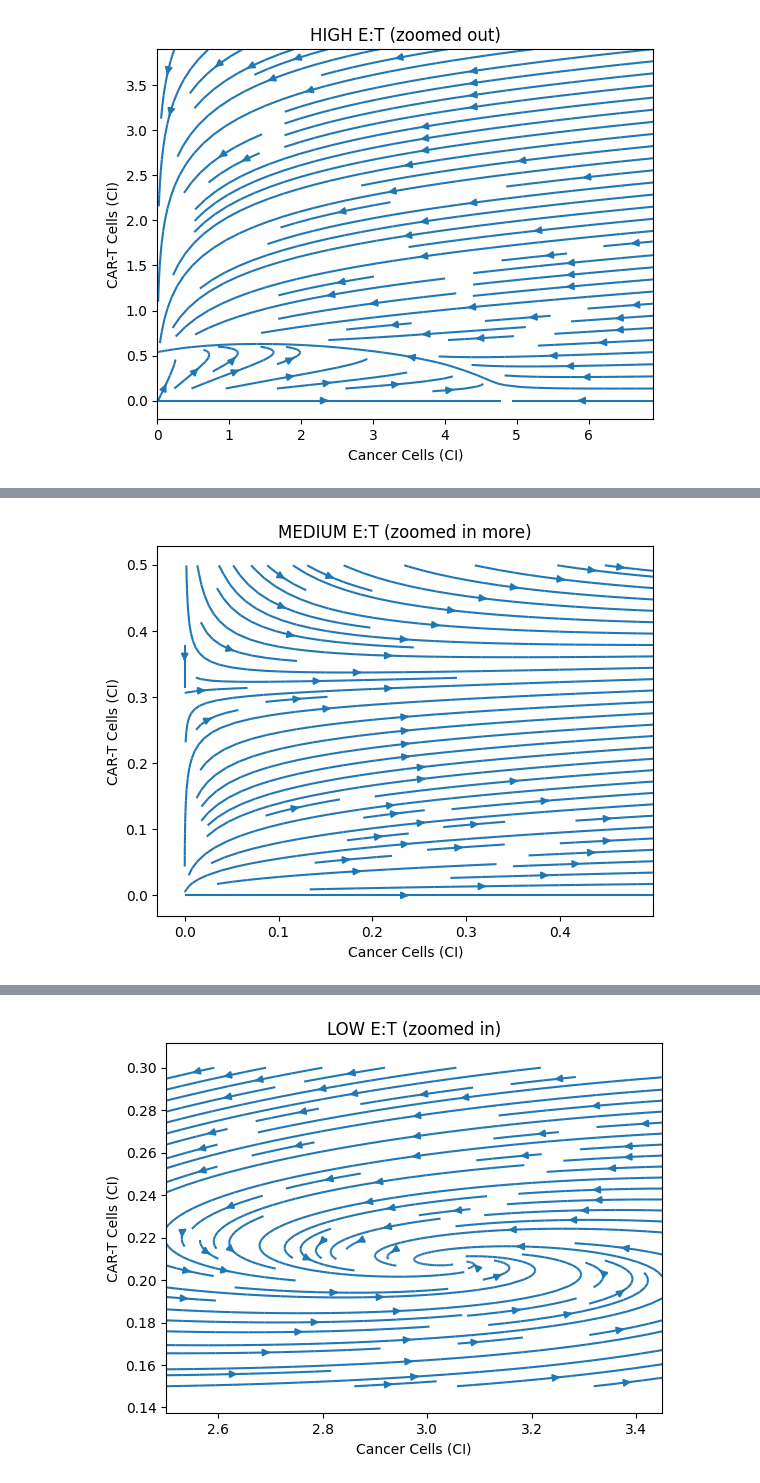
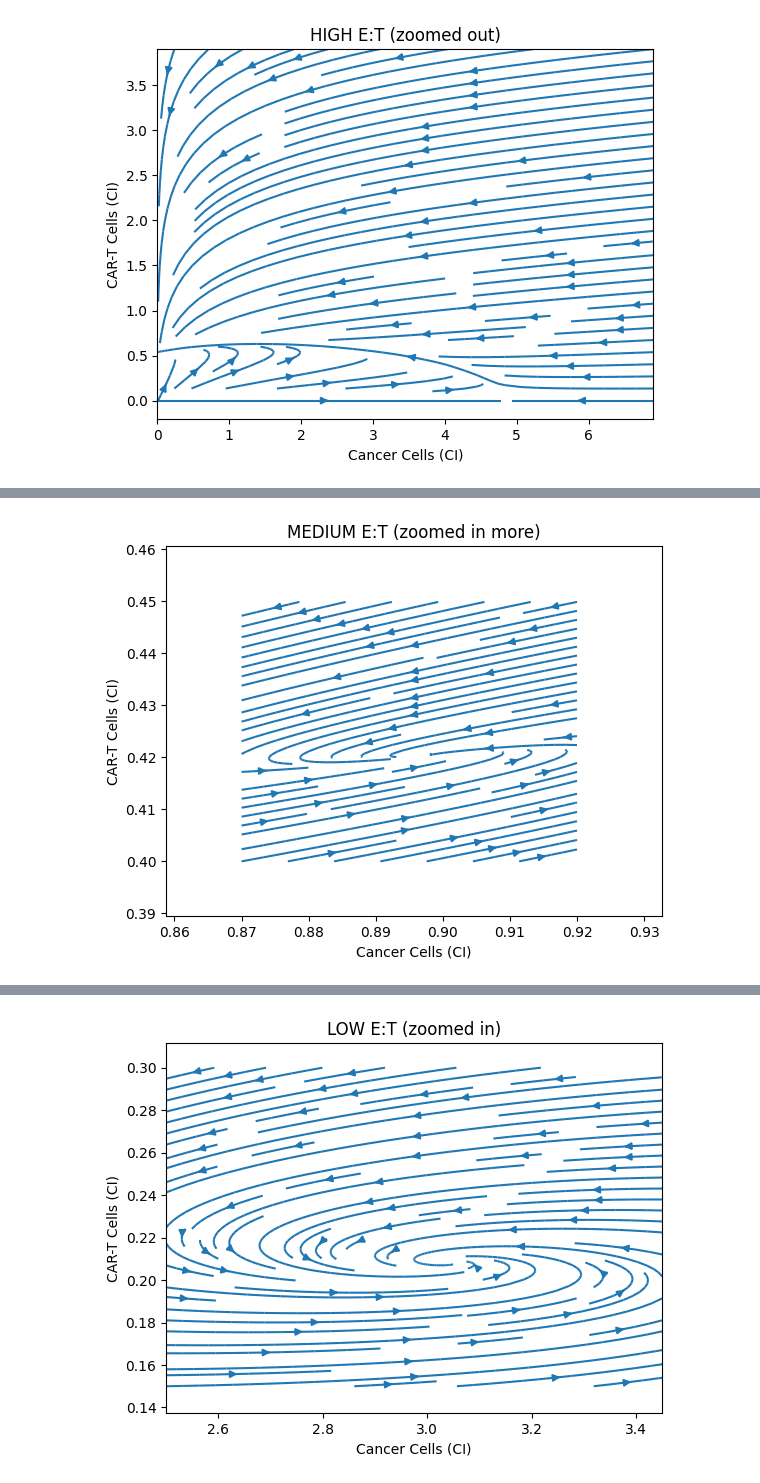
Before and after one commit to joshuakeable/CART_SINDy_S23, a Jupyter notebook: phasespace-drawing-streamplot.ipynb, the cells around one changed output, grey strips where cells are left out. Saved outputs shown, nothing was run; the diff lists cells and outputs as text; code cells hidden in the pictures.

```diff
--- a/phasespace-drawing-streamplot.ipynb
+++ b/phasespace-drawing-streamplot.ipynb
@@ -62,27 +62,27 @@ plt.show()
 # %%
 #MEDIUM E:T discovered model phasespace visualization
 x1 = 0.237
 x2 = 0.04
 x3 = -0.012
-x1y1 = -0.626
+x1y11 = -0.626
 
 y1 = 0.112
 y2 = -0.358
-x1y1 = 0.051
+x1y12 = 0.051
 x2y1 = -0.009
 
-xdot = x1*x + x2*(x**2) + x3 * (x**3) + x1y1*x*y
-ydot = y1*y + y2*(y**2) + x1y1*x*y + x2y1*(x**2)*y
+xdot = x1*x + x2*(x**2) + x3 * (x**3) + x1y11*x*y
+ydot = y1*y + y2*(y**2) + x1y12*x*y + x2y1*(x**2)*y
 
 plt.title('MEDIUM E:T (zoomed in more)')
 plt.xlabel('Cancer Cells (CI)')
 plt.ylabel('CAR-T Cells (CI)')
 
-x, y = meshgrid(arange(0, 0.5, 0.001), arange(0, 0.5, 0.001))
+x, y = meshgrid(arange(0.87, 0.92, 0.0001), arange(0.4, 0.45, 0.0001))
 plt.streamplot(x, y, xdot, ydot)
 plt.show()
 # %% [output]
-[figure, old version]
+[figure, new version]
 # %% [markdown]
 ![image.png](attachment:image.png)
 # %%
```
Also changed, not shown: 1 other file.
